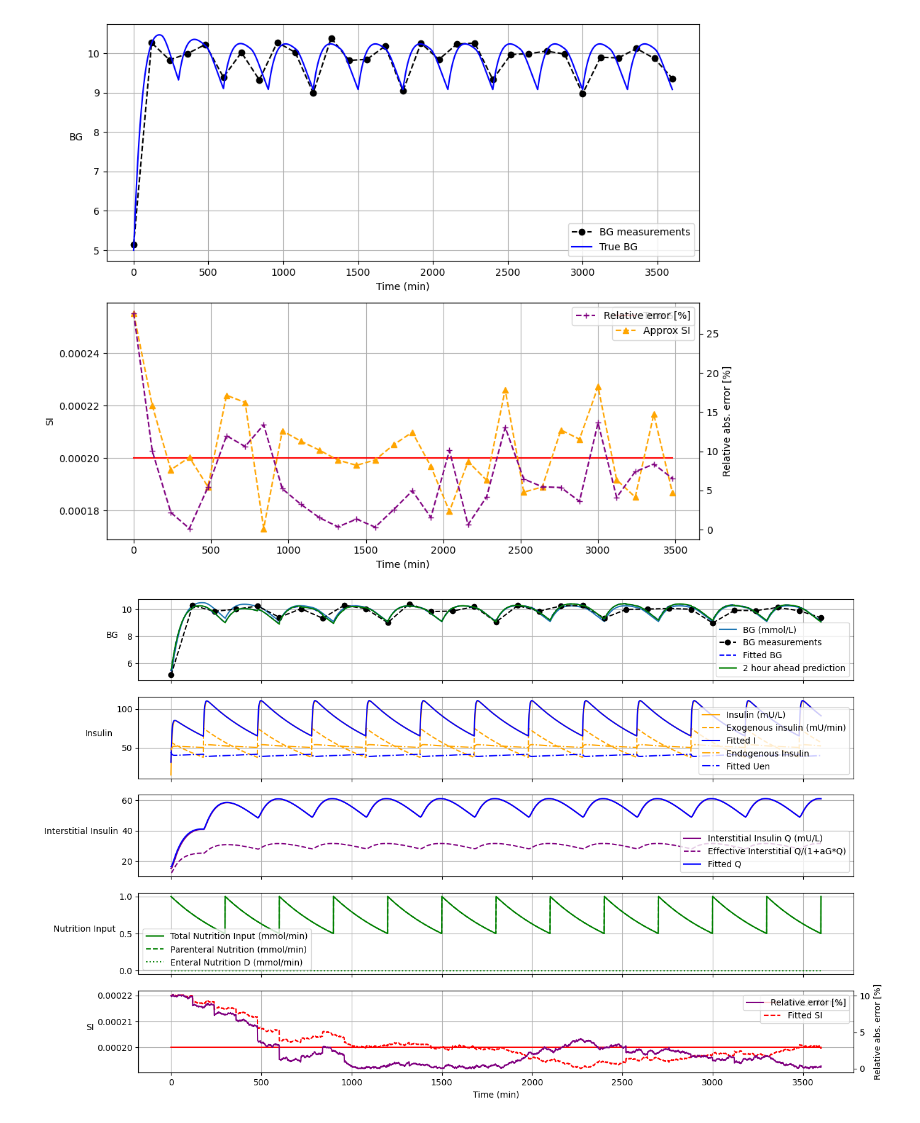
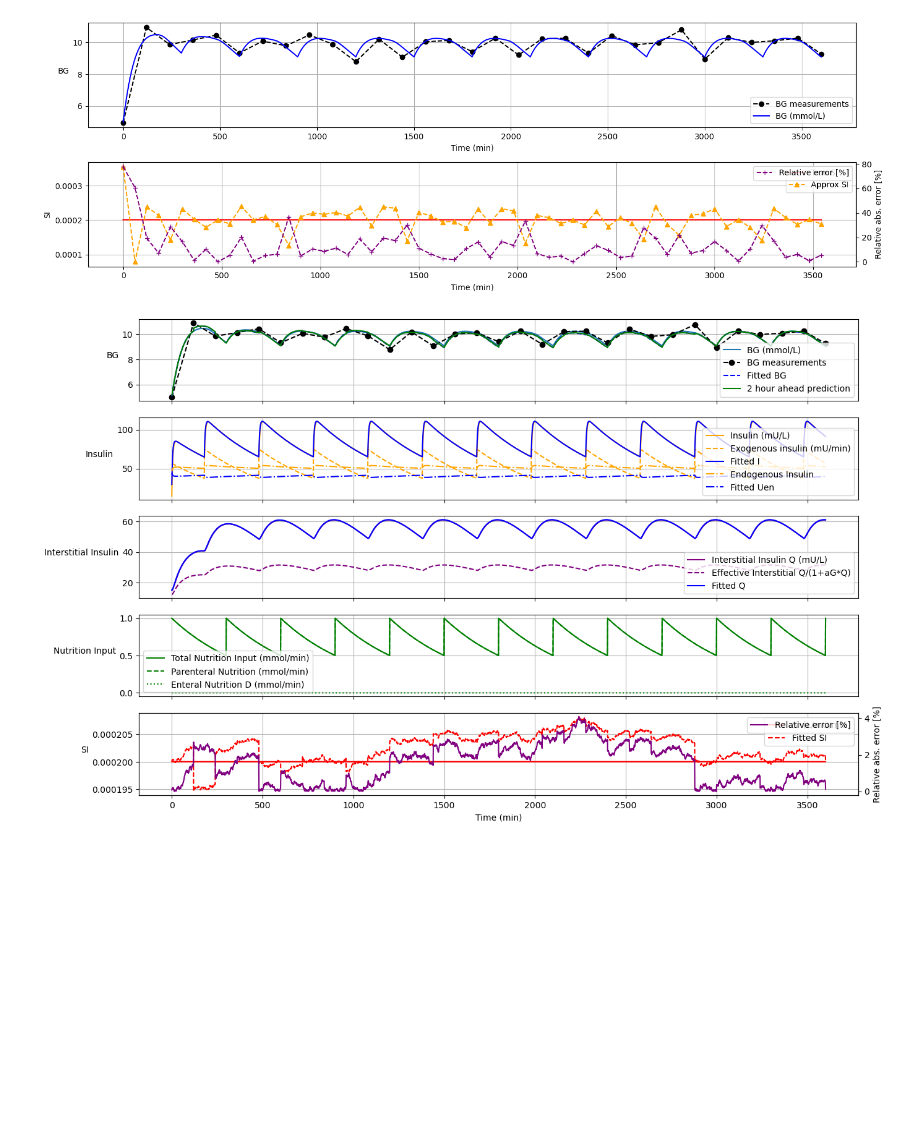
Before and after one commit to mlmulv/Thesis-Code, a Jupyter notebook: modeling_estimation.ipynb, the cells around one changed output. Saved outputs shown, nothing was run; the diff lists cells and outputs as text; code cells hidden in the pictures; blank space fills up the shorter version.

Commit message:
Changed SI integral to do it hourly

```diff
--- a/modeling_estimation.ipynb
+++ b/modeling_estimation.ipynb
@@ -36,10 +36,10 @@ initial_state = np.expand_dims(initial_state, axis=1)
 process_noises = 1e-4/(Ts_meas)*np.ones((len(initial_state),))
 process_noises[-1] = (1e-6)**2/(Ts_meas)
 input_functions = {"D": D_func, "PN": PN_func, "Uex": uex_func}
-model = ICINGModel(params=None,dt=dt, initial_state=initial_state + 0.1*initial_state, process_noise_vars=process_noises, measurement_noise_var=measurement_noise_std**2, u_funcs=input_functions)
+model = ICINGModel(params=None,dt=dt, initial_state=initial_state + 0*initial_state, process_noise_vars=process_noises, measurement_noise_var=measurement_noise_std**2, u_funcs=input_functions)
 # %%
 # SI Integral Approximation
-SI = np.zeros_like(G_meas[:-1])
+SI = []
 pG = model.params["pG"]
 alphaG = model.params["alphaG"]
 EGP = model.params["EGP"]
@@ -53,32 +53,35 @@ for idx, ti in enumerate(t_meas[:-1]):
     P = P_true[t_mask]
     G_t1 = G_meas[idx+1]
     G_t0 = G_meas[idx]
-    SI[idx] = integral_approximate_SI(G_t1, G_t0, Q, P, times, pG, alphaG, EGP, CNS, VG)
+    SI.append(integral_approximate_SI(G_t1, G_t0, Q, P, times, pG, alphaG, EGP, CNS, VG))
+
+SI = np.reshape(SI, shape=-1)
 # %%
 # Plotting SI Approximation
 SI_true = SI_const * np.ones_like(SI)
-fig, ax = plt.subplots(2,1, figsize=(10,8))
+t_meas_half = np.arange(0, sim_hours*60+1, Ts_meas/2)
+fig, ax = plt.subplots(2,1, figsize=(15,5))
 ax[0].plot(t_meas, G_meas,  marker='o', label='BG measurements', color='k', linestyle='--')
-ax[0].plot(t, G_true, label='True BG', color='blue')
+ax[0].plot(t, G_true, label='BG (mmol/L)', color='blue')
 ax[0].set_xlabel('Time (min)')
 ax[0].set_ylabel('BG', rotation=0, ha="right")
 ax[0].grid()
 ax[0].legend()
 
-ax[1].plot(t_meas[:-1], SI_true, color = 'red', label = "True SI")
-ax[1].plot(t_meas[:-1], SI, color = "orange", linestyle = '--', marker = '^', label = 'Approx SI')
+ax[1].plot(t_meas_half[:-1], SI_true, color = 'red', label = "True SI")
+ax[1].plot(t_meas_half[:-1], SI, color = "orange", linestyle = '--', marker = '^', label = 'Approx SI')
 ax[1].set_xlabel("Time (min)")
 ax[1].set_ylabel("SI")
 ax[1].grid()
 ax[1].legend(loc="best")
 err_ax = ax[1].twinx()
 err_ax.spines["right"]
-err_ax.plot(t_meas[:-1], np.abs((SI - SI_true)*100/SI_true), color="purple", linestyle = '--', marker = '+', label="Relative error [%]")
+err_ax.plot(t_meas_half[:-1], np.abs((SI - SI_true)*100/SI_true), color="purple", linestyle = '--', marker = '+', label="Relative error [%]")
 err_ax.set_ylabel("Relative abs. error [%]")
 err_ax.legend()
 fig.tight_layout()
 # %% [output]
-[figure, old version]
+[figure, new version]
 # %%
 # Run Extended Kalman Filter
 num_states = len(initial_state)
@@ -89,7 +92,7 @@ saved_state, saved_noise_var, G_est, Q_est, I_est, Uen_est, SI_est, G_pred = sim
 # Plot Extended Kalman Fitler
 sim.plot(saved_state, saved_noise_var, G_est, Q_est, I_est, Uen_est, SI_est, G_pred, I_true, gt_model)
 # %% [output]
-[figure, old version]
+[figure, new version]
 # %%
 # Run Particle Filter
 # num_particles = 500
```
Also changed, not shown: 1 other file.
